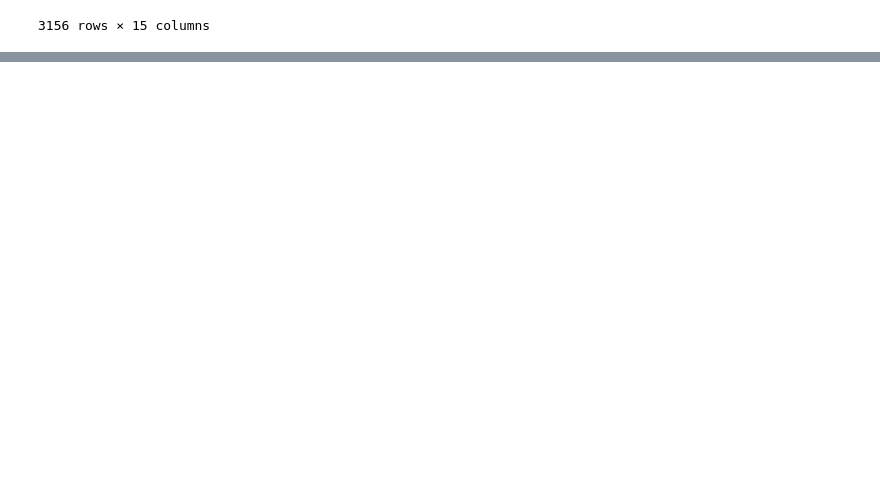
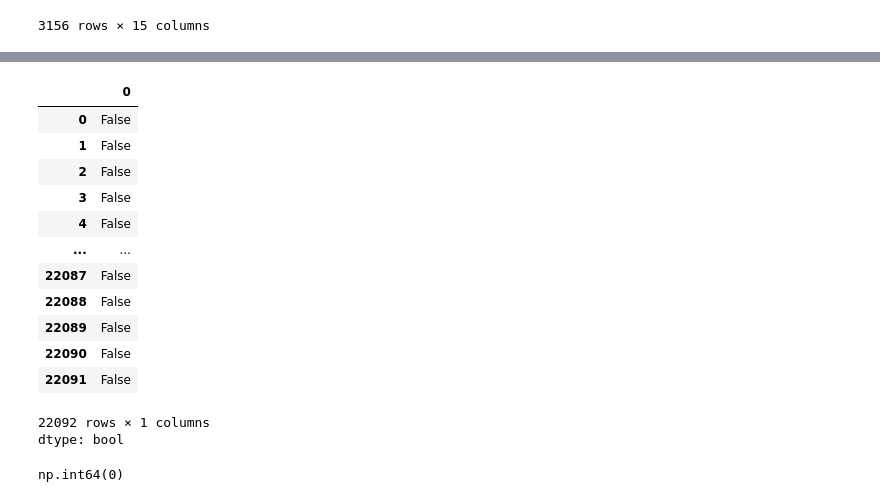
Before and after one commit to R0hittpal/GreenHouse_Gas_Emission_prediction, a Jupyter notebook: model.ipynb, the cells around one changed output, grey strips where cells are left out. Saved outputs shown, nothing was run; the diff lists cells and outputs as text; code cells hidden in the pictures; blank space fills up the shorter version.

```diff
--- a/model.ipynb
+++ b/model.ipynb
@@ -73,0 +175,21 @@ all_data[4]
+# %%
+df.duplicated()
+# %% [output]
+|  | 0 |
+| 0 | False |
+| 1 | False |
+| 2 | False |
+| 3 | False |
+| 4 | False |
+| ... | ... |
+| 22087 | False |
+| 22088 | False |
+| 22089 | False |
+| 22090 | False |
+| 22091 | False |
+22092 rows × 1 columns
+dtype: bool
+# %%
+df.duplicated().sum()
+# %% [output]
+np.int64(0)
```
Also changed, not shown: parts of 10 cells of this notebook.
